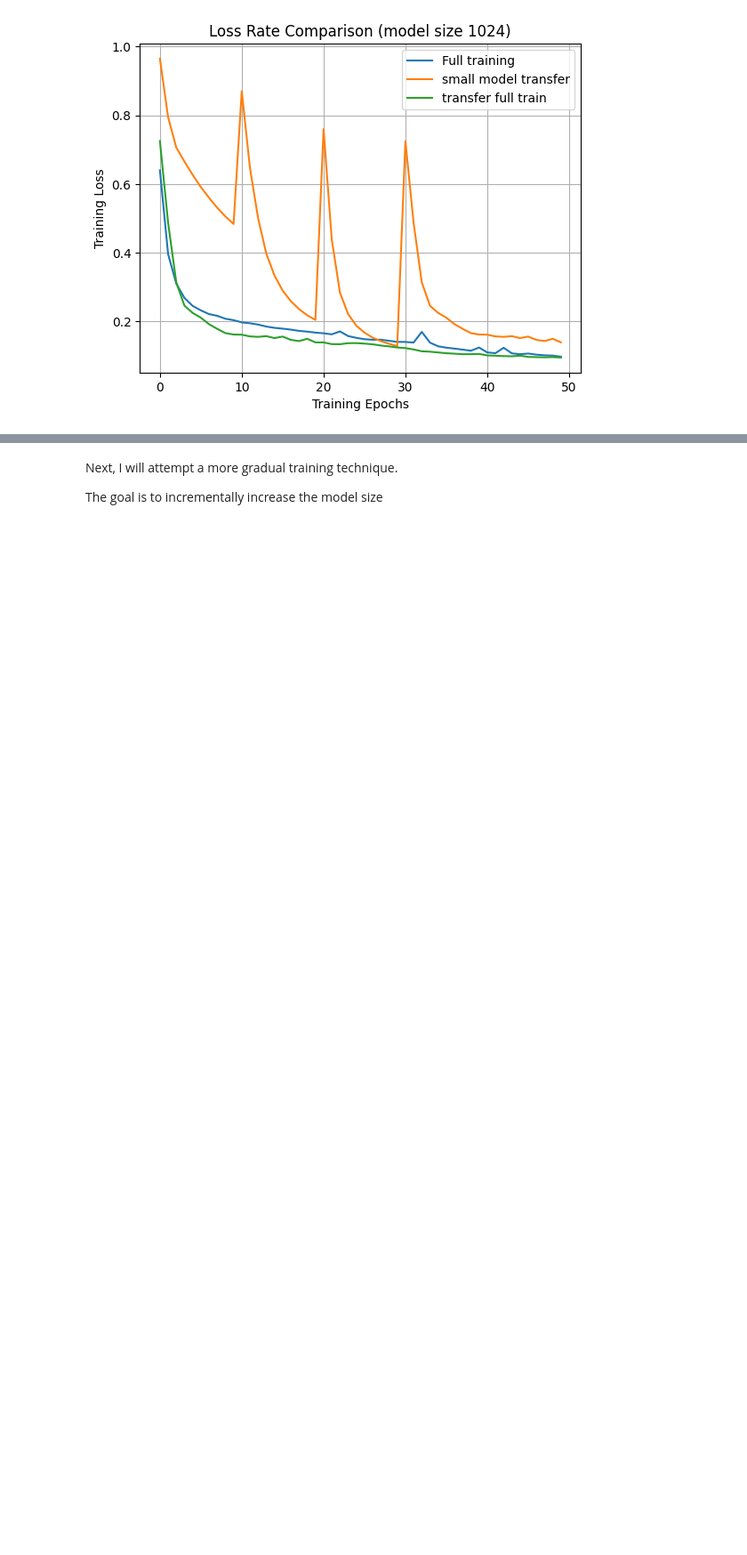
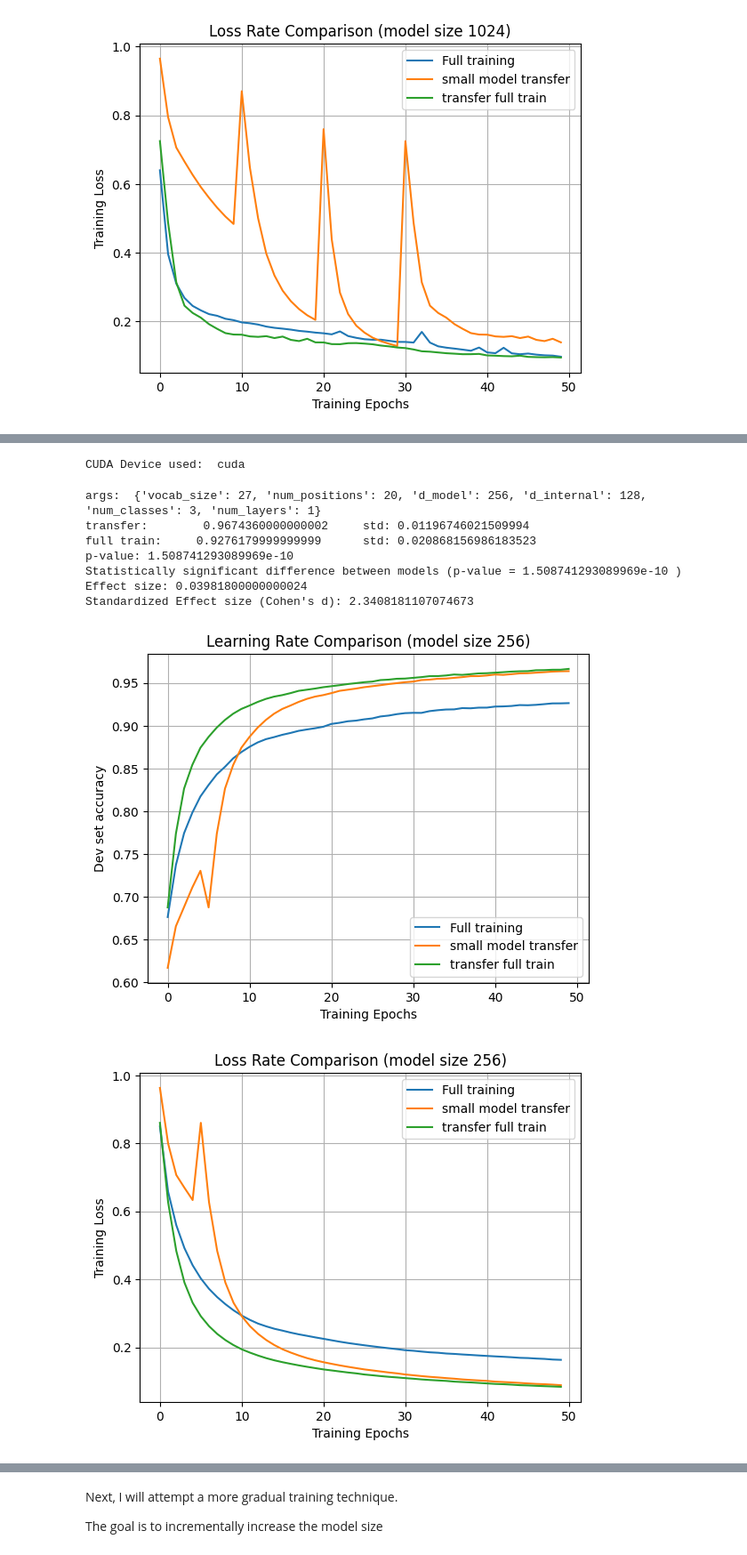
Before and after one commit to brianakl/bootstrapped_model_up_scaling, a Jupyter notebook: transfer_learning_transformer.ipynb, the cells around one changed output, grey strips where cells are left out. Shown at 89% size. Drawn from its saved outputs; the diff is of its cells as text; code cells hidden in the pictures; blank space fills up the shorter version.

Commit message:
transfer ratio exploration

```diff
--- a/transfer_learning_transformer.ipynb
+++ b/transfer_learning_transformer.ipynb
@@ -1187,5 +1199,5 @@ Standardized Effect size (Cohen's d): -0.039200323603718994
 # %%
-def compare(model_args:List):
+def compare(model_args:List, transfer_ratio):
     vocab = [chr(ord('a') + i) for i in range(0, 26)] + [' ']
     vocab_index = Indexer()
     train_data='data/lettercounting-train.txt'
@@ -1321,7 +1333,6 @@ def compare(model_args:List):
         plt.xlabel("Training Epochs")
         plt.grid()
         plt.show()
-        plt.savefig("images/acc_model_{}.png".format(args['d_model']))
 
         # LOSS
         fig, ax = plt.subplots()
@@ -1335,7 +1346,6 @@ def compare(model_args:List):
         plt.xlabel("Training Epochs")
         plt.grid()
         plt.show()
-        plt.savefig("images/loss_model_{}.png".format(args['d_model']))
         # print(args)
         # print(results)
         print()
@@ -1353,0 +1364,23 @@ compare(model_args)
+# %%
+model_args = [
+    # {'vocab_size':27, 'num_positions':20, 'd_model':16, 'd_internal':8, 'num_classes':3, 'num_layers':1},    # these two model sizes are too small to transfer information
+    # {'vocab_size':27, 'num_positions':20, 'd_model':32, 'd_internal':16, 'num_classes':3, 'num_layers':1},
+    # {'vocab_size':27, 'num_positions':20, 'd_model':64, 'd_internal':32, 'num_classes':3, 'num_layers':1},
+    {'vocab_size':27, 'num_positions':20, 'd_model':128, 'd_internal':64, 'num_classes':3, 'num_layers':1},
+    {'vocab_size':27, 'num_positions':20, 'd_model':256, 'd_internal':128, 'num_classes':3, 'num_layers':1},
+    # {'vocab_size':27, 'num_positions':20, 'd_model':512, 'd_internal':256, 'num_classes':3, 'num_layers':1},
+    # {'vocab_size':27, 'num_positions':20, 'd_model':1024, 'd_internal':512, 'num_classes':3, 'num_layers':1},
+]
+print("CUDA Device used: ", DEVICE)
+compare(model_args, 5/50)
+# %% [output]
+CUDA Device used:  cuda
+args:  {'vocab_size': 27, 'num_positions': 20, 'd_model': 256, 'd_internal': 128, 'num_classes': 3, 'num_layers': 1}
+transfer:        0.9674360000000002     std: 0.01196746021509994
+full train:     0.9276179999999999      std: 0.020868156986183523
+p-value: 1.508741293089969e-10
+Statistically significant difference between models (p-value = 1.508741293089969e-10 )
+Effect size: 0.03981800000000024
+Standardized Effect size (Cohen's d): 2.3408181107074673
+[figure, added]
+[figure, added]
```
Also changed, not shown: parts of 14 cells of this notebook, 2 other files.
